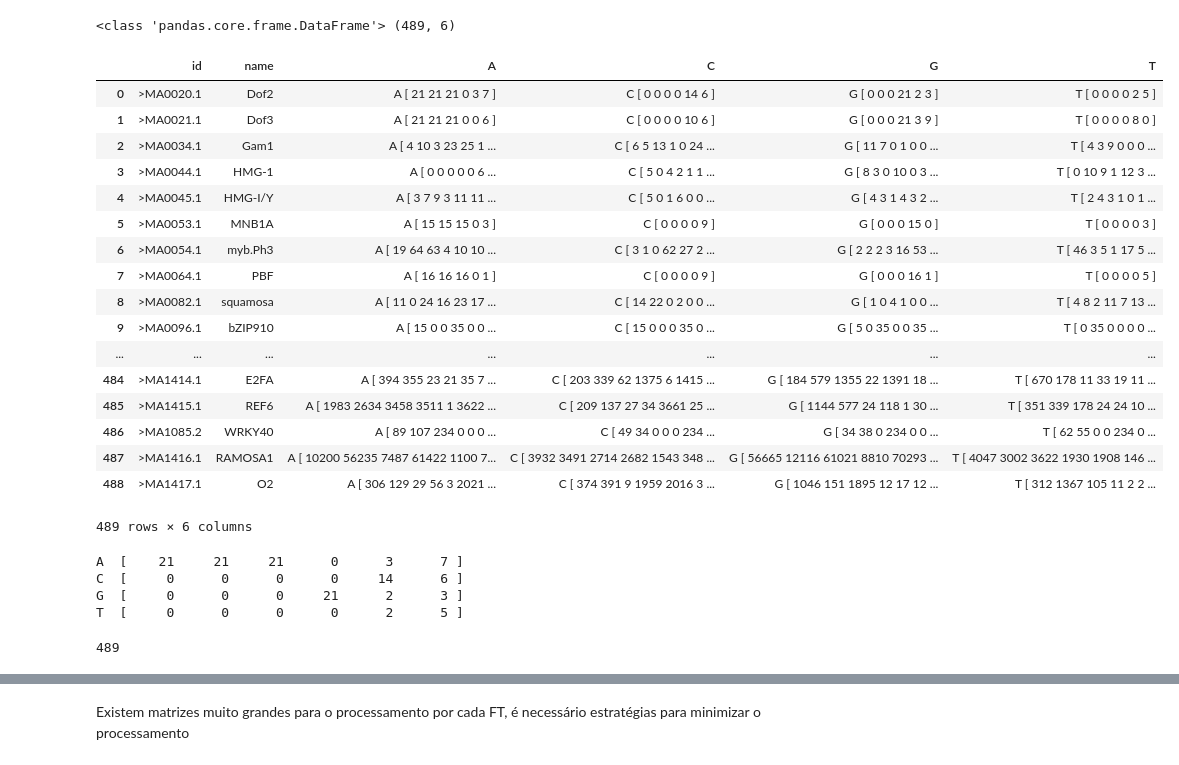
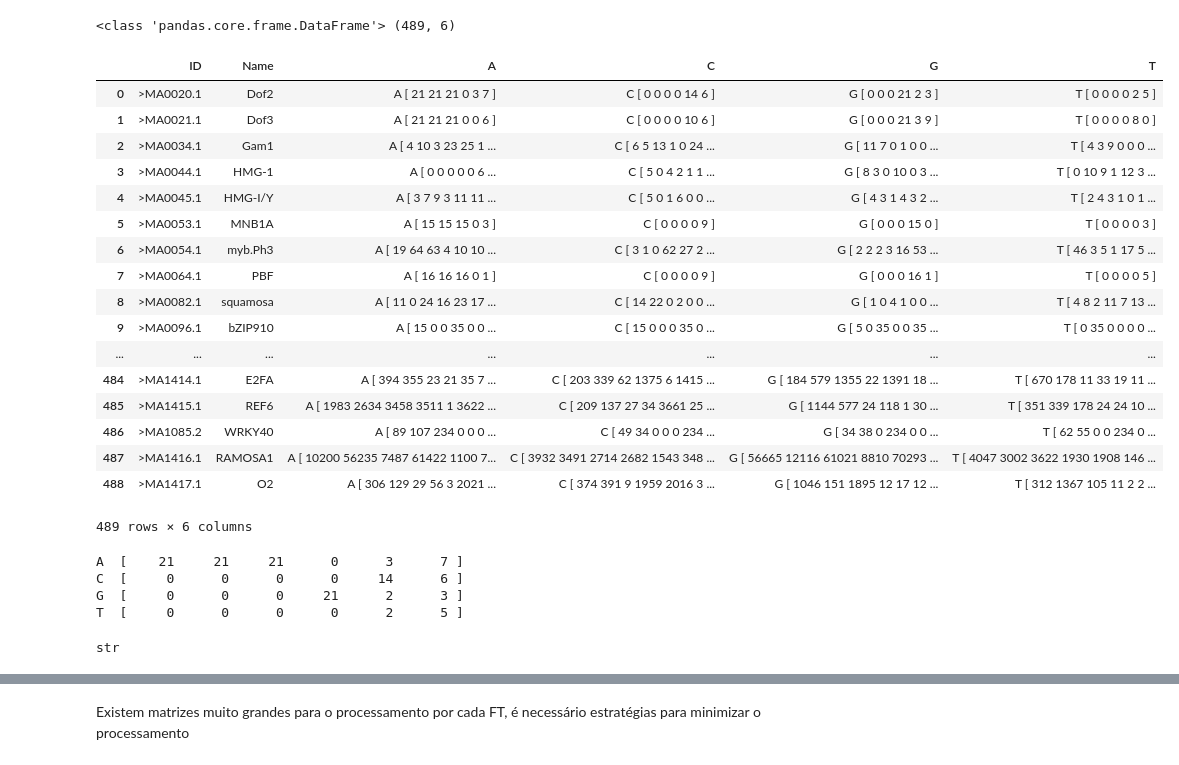
Before and after one commit to if1015-datascience-ufpe/2018-1-projeto-phytoprom, a Jupyter notebook: Pré-processamento.ipynb, the cells around one changed output, grey strips where cells are left out. Cells and saved outputs as stored; diff of their text form; code cells hidden in the pictures.

```diff
--- a/Pré-processamento.ipynb
+++ b/Pré-processamento.ipynb
@@ -6,13 +4,13 @@ from IPython.display import display
 # %%
 #Criando data frame para matriz de fatores de transcrição
 df = pd.read_csv(
     'PWM.csv',
-    sep=',', header=None, names=['id', 'name', 'A', 'C', 'G', 'T'])
+    sep=',', header=None, names=['ID', 'Name', 'A', 'C', 'G', 'T'])
 print(type(df), df.shape)
 df
 # %% [output]
 <class 'pandas.core.frame.DataFrame'> (489, 6)
-|  | id | name | A | C | G | T |
+|  | ID | Name | A | C | G | T |
 | 0 | >MA0020.1 | Dof2 | A [ 21 21 21 0 3 7 ] | C [ 0 0 0 0 14 6 ] | G [ 0 0 0 21 2 3 ] | T [ 0 0 0 0 2 5 ] |
 | 1 | >MA0021.1 | Dof3 | A [ 21 21 21 0 0 6 ] | C [ 0 0 0 0 10 6 ] | G [ 0 0 0 21 3 9 ] | T [ 0 0 0 0 8 0 ] |
 | 2 | >MA0034.1 | Gam1 | A [ 4 10 3 23 25 1 ... | C [ 6 5 13 1 0 24 ... | G [ 11 7 0 1 0 0 ... | T [ 4 3 9 0 0 0 ... |
@@ -35,11 +33,13 @@ print(df['A'][0])
 print(df['C'][0])
 print(df['G'][0])
 print(df['T'][0])
+type(df['A'][0])
 # %% [output]
 A  [    21     21     21      0      3      7 ]
 C  [     0      0      0      0     14      6 ]
 G  [     0      0      0     21      2      3 ]
 T  [     0      0      0      0      2      5 ]
+str
 # %%
 #Função trata os dados do data frame transformando strings da matriz em valores inteiros
 def f_str_list (string):
@@ -56,4 +53,0 @@ np_grupo_a = df['A']
-# %%
-np_grupo_a.count()
-# %% [output]
-489
```
Also changed, not shown: parts of 46 cells of this notebook, 2 other files.
